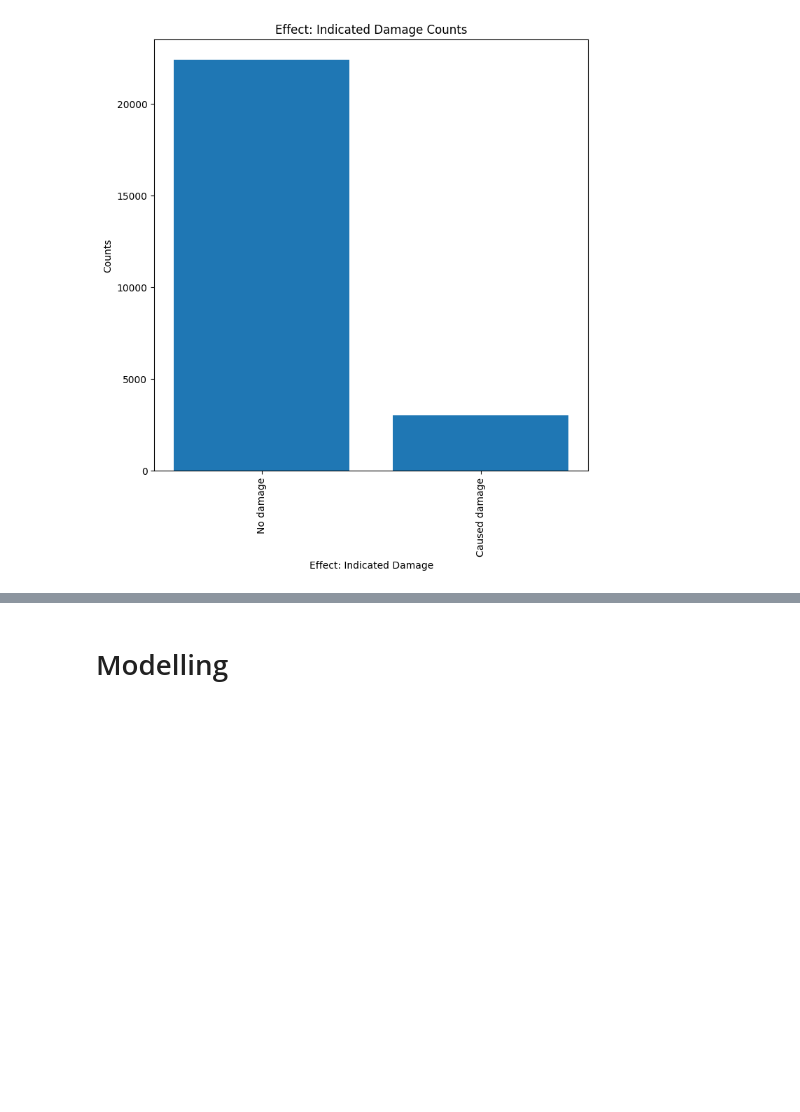
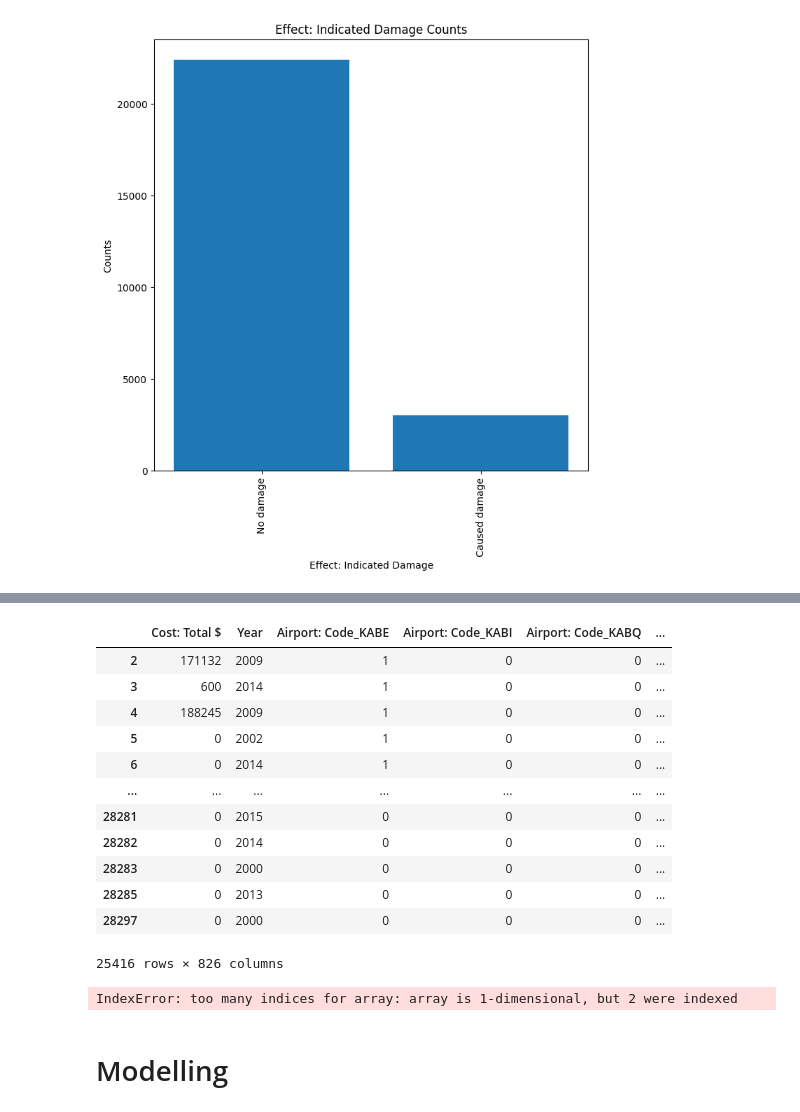
Before and after one commit to SBangarh/LHL_Tableau_project, a Jupyter notebook: notebook.ipynb, the cells around one changed output, grey strips where cells are left out. Cells and saved outputs as stored; diff of their text form; code cells hidden in the pictures; blank space fills up the shorter version.

Commit message:
Working on identifying relevent categorical input, lot's of errors encountered. Will have to reassess

```diff
--- a/notebook.ipynb
+++ b/notebook.ipynb
@@ -236,7 +236,7 @@ plot_counts(my_df, 'When: Phase of flight', (8, 8))
 [figure]
 # %%
 #convert collision to datetiem
-my_df['Collision Date and Time'] = pd.to_datetime(my_df['Collision Date and Time'], '%y-%m-%d')
+my_df['Collision Date and Time'] = pd.to_datetime(my_df['Collision Date and Time'])
 
 #make columns for year and month
 my_df['Year'] = my_df['Collision Date and Time'].dt.year
@@ -298,0 +317,28 @@ plot_counts(my_df, 'Effect: Indicated Damage', (8, 8))
+# %%
+#need to factorize and do some other analysis with the categorical data and the target
+factorized_df = my_df.copy() # make df copy
+
+factorized_df = factorized_df.drop('Collision Date and Time', axis=1) #drop because data extracted
+factorized_df['Cost: Total $'] = factorized_df['Cost: Total $'].str.replace(",", "") # remove comma to facilitate data change
+factorized_df['Cost: Total $'] = factorized_df['Cost: Total $'].astype(int) #change to int dtype
+factorized_df['Aircraft: Number of engines'] = factorized_df['Aircraft: Number of engines'].astype(str) #change to str
+
+#for future - if no inherent order in categorical data use dummies or one hot encoding, else use factorize
+#get dummies for all
+dummy_col = list(factorized_df.columns)
+dummy_df = pd.get_dummies(factorized_df[dummy_col], dtype=int)
+dummy_df
+# %% [output]
+|  | Cost: Total $ | Year | Airport: Code_KABE | Airport: Code_KABI | Airport: Code_KABQ | ... |
+| 2 | 171132 | 2009 | 1 | 0 | 0 | ... |
+| 3 | 600 | 2014 | 1 | 0 | 0 | ... |
+| 4 | 188245 | 2009 | 1 | 0 | 0 | ... |
+| 5 | 0 | 2002 | 1 | 0 | 0 | ... |
+| 6 | 0 | 2014 | 1 | 0 | 0 | ... |
+| ... | ... | ... | ... | ... | ... | ... |
+| 28281 | 0 | 2015 | 0 | 0 | 0 | ... |
+| 28282 | 0 | 2014 | 0 | 0 | 0 | ... |
+| 28283 | 0 | 2000 | 0 | 0 | 0 | ... |
+| 28285 | 0 | 2013 | 0 | 0 | 0 | ... |
+| 28297 | 0 | 2000 | 0 | 0 | 0 | ... |
+25416 rows × 826 columns
@@ -299,3 +347,18 @@ plot_counts(my_df, 'Effect: Indicated Damage', (8, 8))
+# %%
+#heatmap - with threshold
+threshold = 0.3
+correlation = dummy_df.corr()
+
+# Get the column names with correlations above the threshold - errors here
+high_corr_columns = correlation.columns[correlation.abs() > threshold]
+high_corr_columns
+# Select the relevant columns from the original DataFrame
+#high_corr_features = dummy_df[high_corr_columns]
+
+#sns.heatmap(high_corr_features, cmap='coolwarm', annot=True)
+#plt.show()
+# %% [output]
+IndexError: too many indices for array: array is 1-dimensional, but 2 were indexed
 # %% [markdown]
 # Modelling
 # %%
```
Also changed, not shown: parts of 5 cells of this notebook.
